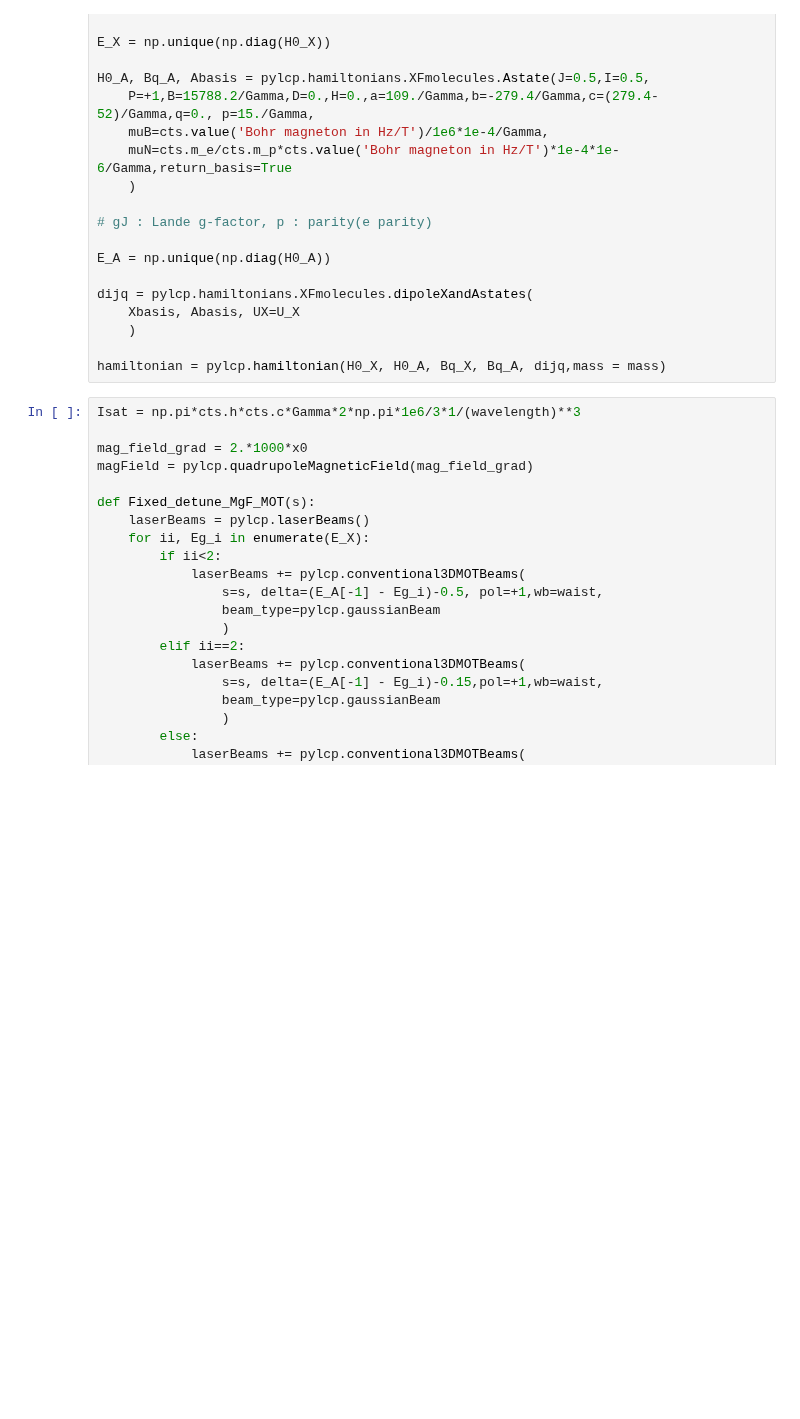
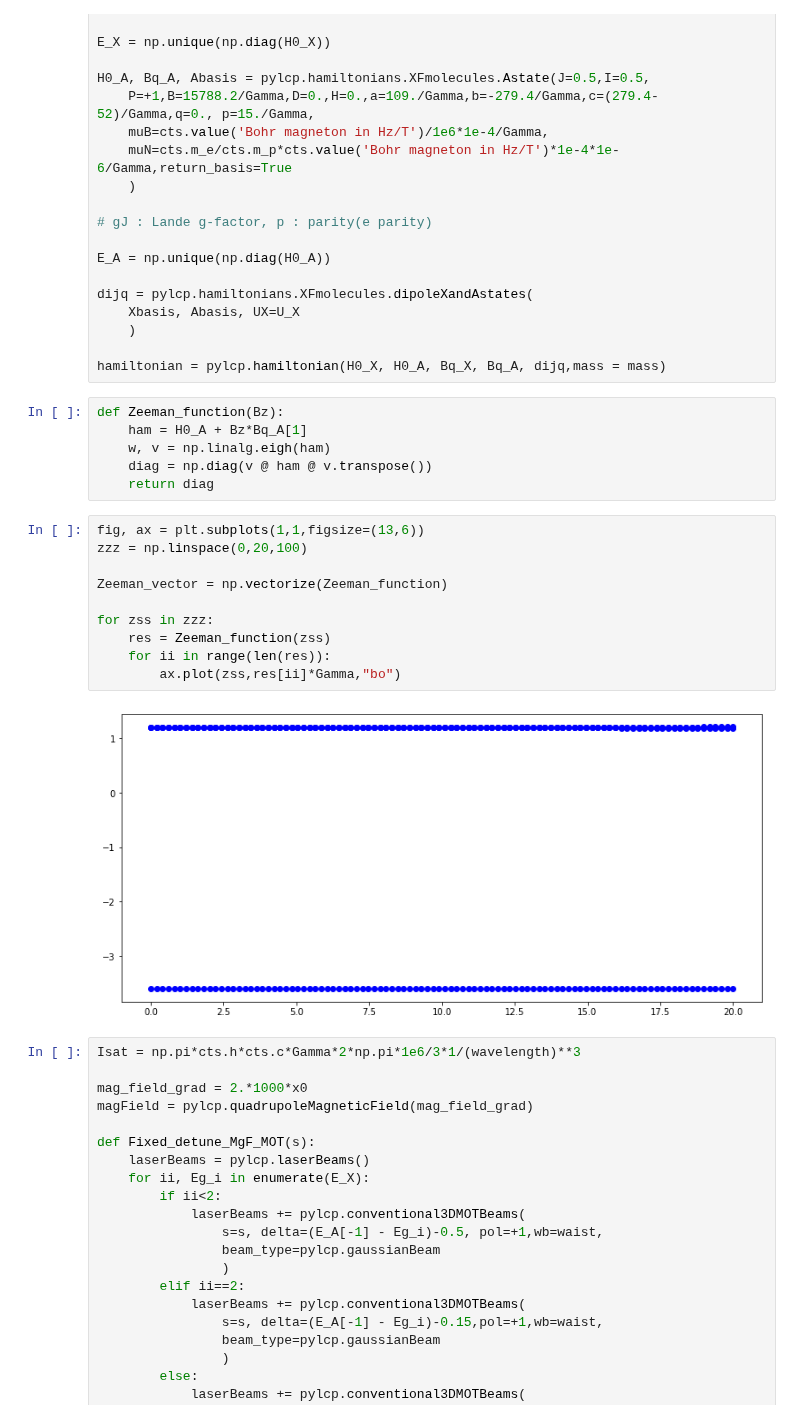
Before and after one commit to DongkyuLim/MgF-simulation, a Jupyter notebook: MgF simulate.ipynb, the cells around one changed output. Saved outputs shown, nothing was run; the diff lists cells and outputs as text; blank space fills up the shorter version.

```diff
--- a/MgF simulate.ipynb
+++ b/MgF simulate.ipynb
@@ -62,6 +62,24 @@ dijq = pylcp.hamiltonians.XFmolecules.dipoleXandAstates(
     )
 
 hamiltonian = pylcp.hamiltonian(H0_X, H0_A, Bq_X, Bq_A, dijq,mass = mass)
+# %%
+def Zeeman_function(Bz):
+    ham = H0_A + Bz*Bq_A[1]
+    w, v = np.linalg.eigh(ham)
+    diag = np.diag(v @ ham @ v.transpose())
+    return diag
+# %%
+fig, ax = plt.subplots(1,1,figsize=(13,6))
+zzz = np.linspace(0,20,100)
+
+Zeeman_vector = np.vectorize(Zeeman_function)
+
+for zss in zzz:
+    res = Zeeman_function(zss)
+    for ii in range(len(res)):
+        ax.plot(zss,res[ii]*Gamma,"bo")
+# %% [output]
+[figure, added]
 # %%
 Isat = np.pi*cts.h*cts.c*Gamma*2*np.pi*1e6/3*1/(wavelength)**3
 
```
Also changed, not shown: 1 other file.
